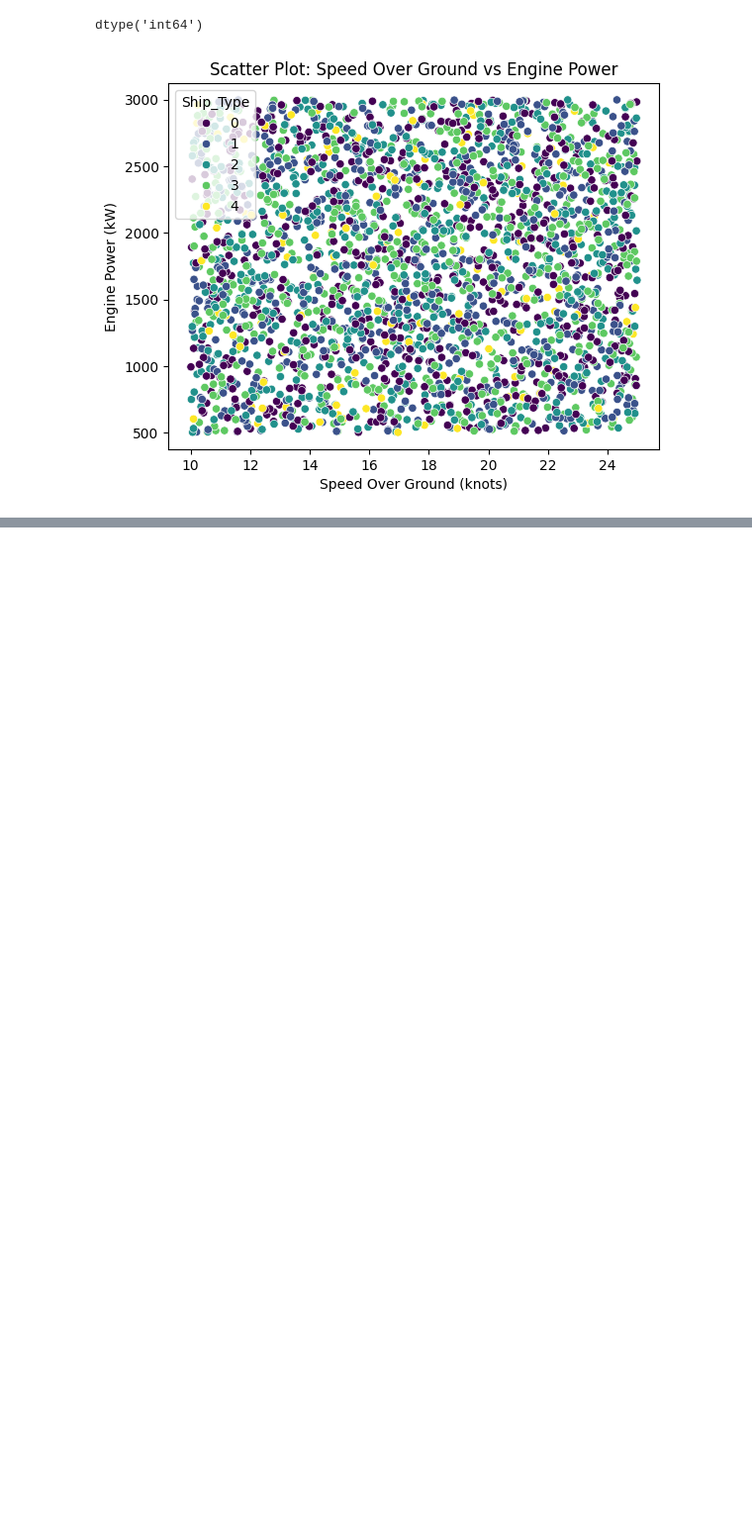
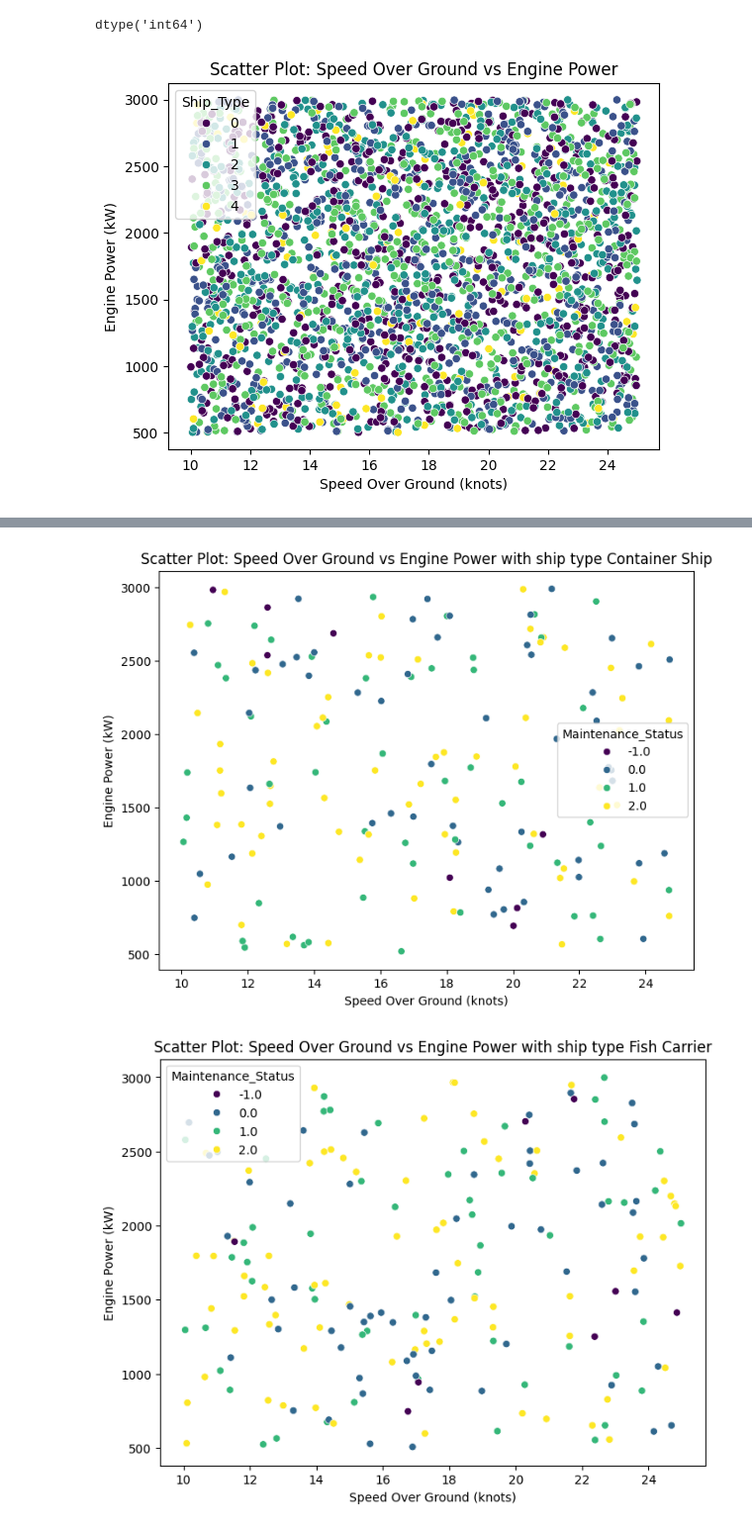
Before and after one commit to jupste/datascience-experiments, a Jupyter notebook: notebooks/eda.ipynb, the cells around one changed output, grey strips where cells are left out. Shown at 99% size. Drawn from its saved outputs; the diff is of its cells as text; code cells hidden in the pictures; blank space fills up the shorter version.

```diff
--- a/notebooks/eda.ipynb
+++ b/notebooks/eda.ipynb
@@ -263,0 +272,12 @@ plt.show()
+# %%
+for ship_type in data.Ship_Type.unique():
+    subset = data[(data['Ship_Type'] == ship_type) & (data['Weather_Condition'] == 0)]
+    plt.figure(figsize=(8, 6))
+    sns.scatterplot(x = subset['Speed_Over_Ground_knots'], y= subset['Engine_Power_kW'], hue=subset['Maintenance_Status'],  palette='viridis' )
+    plt.title(f'Scatter Plot: Speed Over Ground vs Engine Power with ship type {le_ship.inverse_transform([ship_type])[0]}')
+    plt.xlabel('Speed Over Ground (knots)')
+    plt.ylabel('Engine Power (kW)')
+    plt.show()
+# %% [output]
+[figure, added]
+[figure, added]
```
Also changed, not shown: parts of 4 cells of this notebook.
